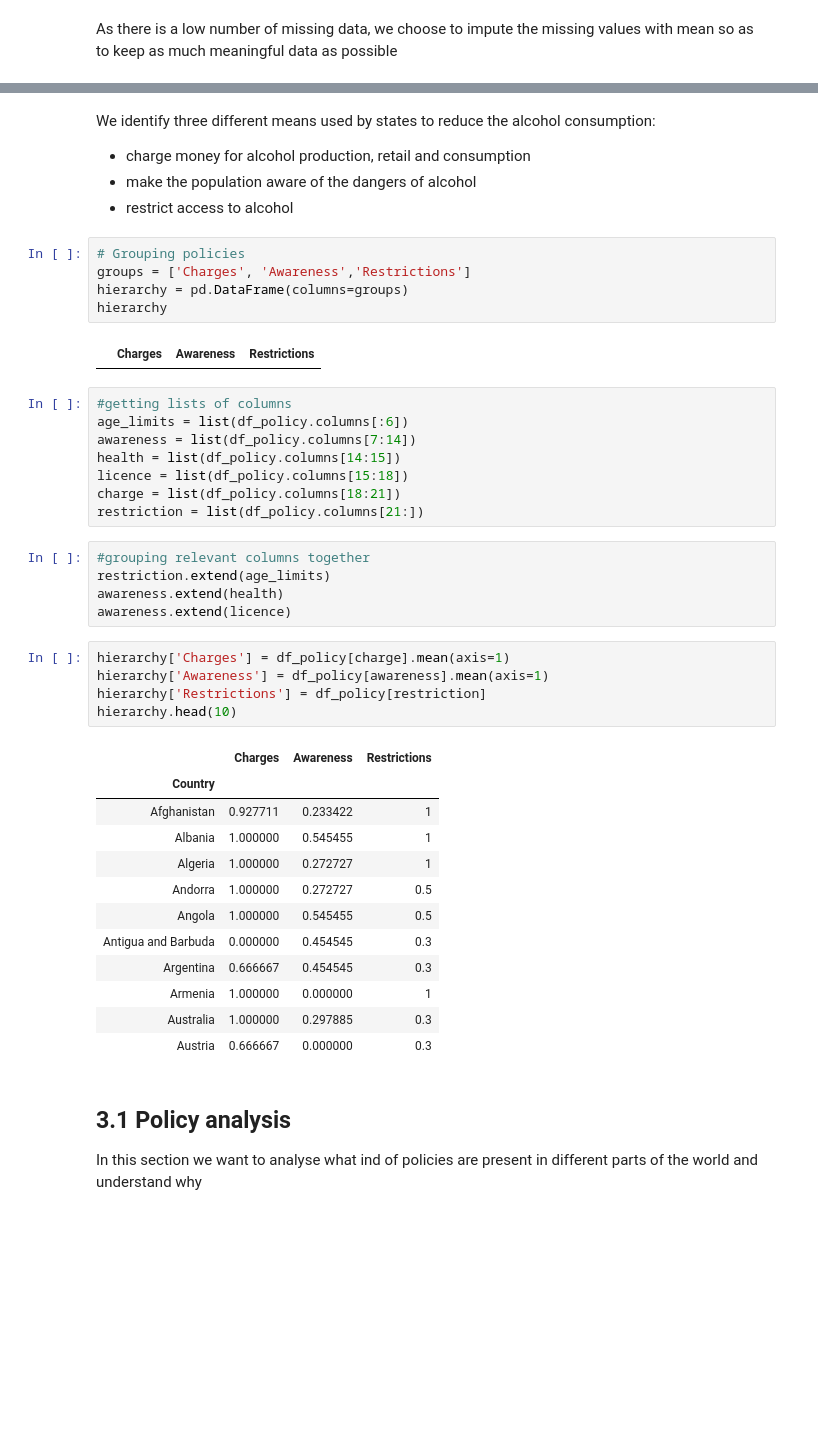
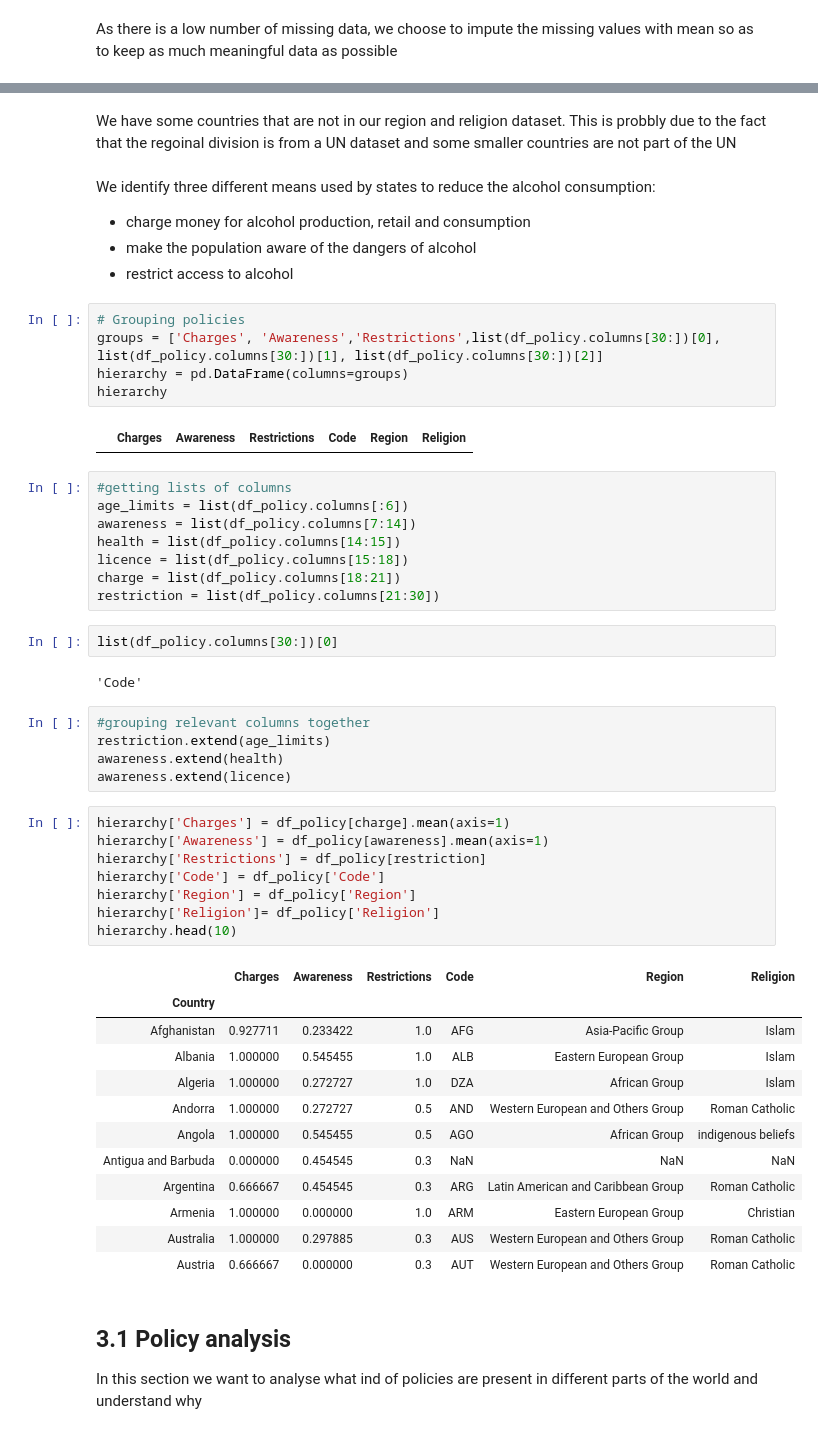
Before and after one commit to TomasTurner/Notorious_ADA_Projet_2019, a Jupyter notebook: final_notebook.ipynb, the cells around one changed output, grey strips where cells are left out. Cells and saved outputs as stored; diff of their text form; blank space fills up the shorter version.

Commit message:
Cleaned religion names + added policy comparison by region and religion

```diff
--- a/final_notebook.ipynb
+++ b/final_notebook.ipynb
@@ -391,6 +391,8 @@ Code                                            145
 Region                                          145
 Religion                                        145
 dtype: int64
+# %% [markdown]
+We have some countries that are not in our region and religion dataset. This is probbly due to the fact that the regoinal division is from a UN dataset and some smaller countries are not part of the UN
 # %% [markdown]
 We identify three different means used by states to reduce the alcohol consumption:
 * charge money for alcohol production, retail and consumption
@@ -398,11 +400,11 @@ We identify three different means used by states to reduce the alcohol consumpti
 * restrict access to alcohol
 # %%
 # Grouping policies
-groups = ['Charges', 'Awareness','Restrictions']
+groups = ['Charges', 'Awareness','Restrictions',list(df_policy.columns[30:])[0], list(df_policy.columns[30:])[1], list(df_policy.columns[30:])[2]]
 hierarchy = pd.DataFrame(columns=groups)
 hierarchy
 # %% [output]
-|  | Charges | Awareness | Restrictions |
+|  | Charges | Awareness | Restrictions | Code | Region | Religion |
 # %%
 #getting lists of columns
 age_limits = list(df_policy.columns[:6])
@@ -410,7 +412,11 @@ awareness = list(df_policy.columns[7:14])
 health = list(df_policy.columns[14:15])
 licence = list(df_policy.columns[15:18])
 charge = list(df_policy.columns[18:21])
-restriction = list(df_policy.columns[21:])
+restriction = list(df_policy.columns[21:30])
+# %%
+list(df_policy.columns[30:])[0]
+# %% [output]
+'Code'
 # %%
 #grouping relevant columns together
 restriction.extend(age_limits)
@@ -419,21 +425,24 @@ awareness.extend(licence)
 # %%
 hierarchy['Charges'] = df_policy[charge].mean(axis=1)
 hierarchy['Awareness'] = df_policy[awareness].mean(axis=1)
 hierarchy['Restrictions'] = df_policy[restriction]
+hierarchy['Code'] = df_policy['Code']
+hierarchy['Region'] = df_policy['Region']
+hierarchy['Religion']= df_policy['Religion']
 hierarchy.head(10)
 # %% [output]
-|  | Charges | Awareness | Restrictions |
-| Country |  |  |  |
-| Afghanistan | 0.927711 | 0.233422 | 1 |
-| Albania | 1.000000 | 0.545455 | 1 |
-| Algeria | 1.000000 | 0.272727 | 1 |
-| Andorra | 1.000000 | 0.272727 | 0.5 |
-| Angola | 1.000000 | 0.545455 | 0.5 |
-| Antigua and Barbuda | 0.000000 | 0.454545 | 0.3 |
-| Argentina | 0.666667 | 0.454545 | 0.3 |
-| Armenia | 1.000000 | 0.000000 | 1 |
-| Australia | 1.000000 | 0.297885 | 0.3 |
-| Austria | 0.666667 | 0.000000 | 0.3 |
+|  | Charges | Awareness | Restrictions | Code | Region | Religion |
+| Country |  |  |  |  |  |  |
+| Afghanistan | 0.927711 | 0.233422 | 1.0 | AFG | Asia-Pacific Group | Islam |
+| Albania | 1.000000 | 0.545455 | 1.0 | ALB | Eastern European Group | Islam |
+| Algeria | 1.000000 | 0.272727 | 1.0 | DZA | African Group | Islam |
+| Andorra | 1.000000 | 0.272727 | 0.5 | AND | Western European and Others Group | Roman Catholic |
+| Angola | 1.000000 | 0.545455 | 0.5 | AGO | African Group | indigenous beliefs |
+| Antigua and Barbuda | 0.000000 | 0.454545 | 0.3 | NaN | NaN | NaN |
+| Argentina | 0.666667 | 0.454545 | 0.3 | ARG | Latin American and Caribbean Group | Roman Catholic |
+| Armenia | 1.000000 | 0.000000 | 1.0 | ARM | Eastern European Group | Christian |
+| Australia | 1.000000 | 0.297885 | 0.3 | AUS | Western European and Others Group | Roman Catholic |
+| Austria | 0.666667 | 0.000000 | 0.3 | AUT | Western European and Others Group | Roman Catholic |
 # %% [markdown]
 ## 3.1 Policy analysis
 
```
Also changed, not shown: parts of 7 cells of this notebook, 1 other file.
